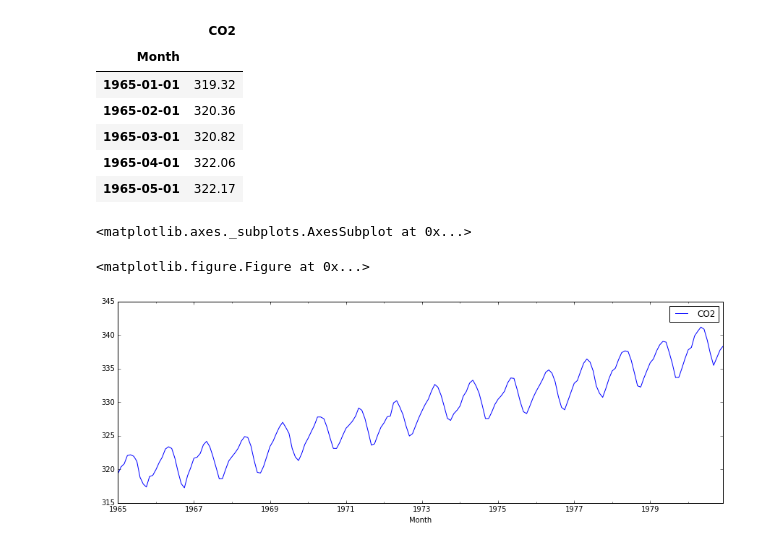
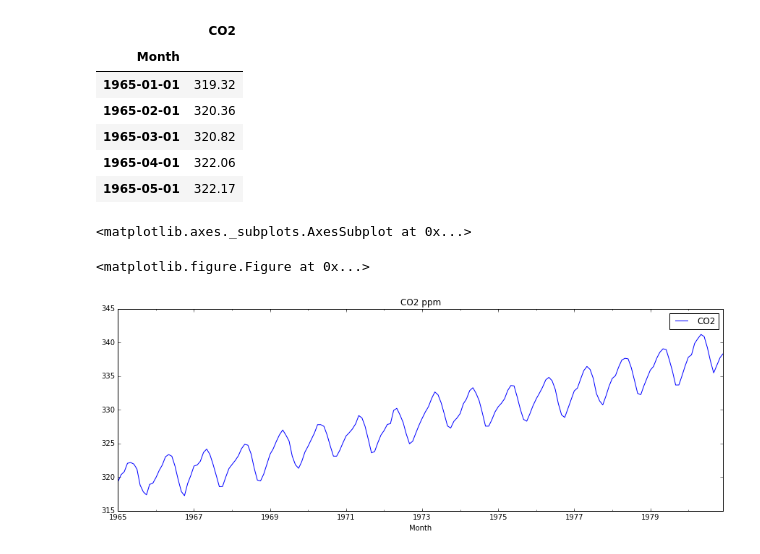
Before and after one commit to udsclub/time-series-fifa, a Jupyter notebook: sarima-theory/sarima-model.ipynb, the cells around one changed output. Saved outputs shown, nothing was run; the diff lists cells and outputs as text; code cells hidden in the pictures.

```diff
--- a/sarima-theory/sarima-model.ipynb
+++ b/sarima-theory/sarima-model.ipynb
@@ -21,9 +25,8 @@ data.head(5)
 | 1965-05-01 | 322.17 |
 # %%
 plt.figure(figsize(15,5))
-
-data.plot()
+data.plot(title= 'CO2 ppm')
 # %% [output]
 <matplotlib.axes._subplots.AxesSubplot at 0x...>
 <matplotlib.figure.Figure at 0x...>
-[figure, old version]
+[figure, new version]
```
Also changed, not shown: parts of 65 cells of this notebook.
